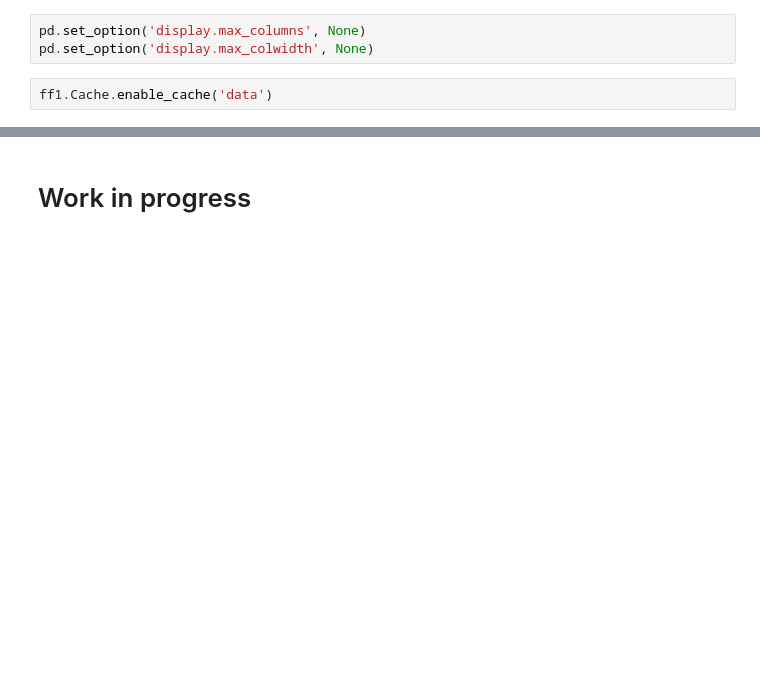
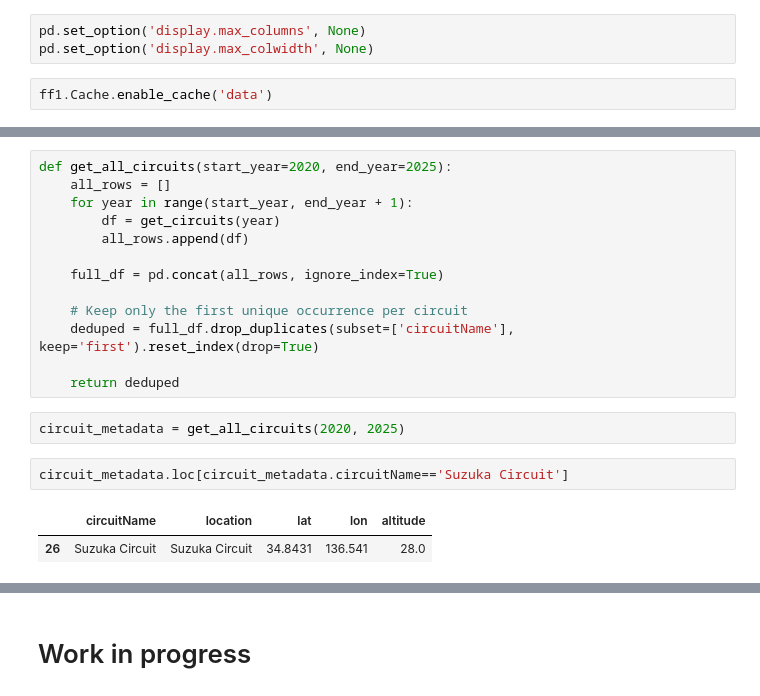
Before and after one commit to tomasz-solis/formula1, a Jupyter notebook: track_characteristics.ipynb, the cells around one changed output, grey strips where cells are left out. Drawn from its saved outputs; the diff is of its cells as text; blank space fills up the shorter version.

```diff
--- a/track_characteristics.ipynb
+++ b/track_characteristics.ipynb
@@ -287,0 +335,20 @@ def get_circuits(season):
+# %%
+def get_all_circuits(start_year=2020, end_year=2025):
+    all_rows = []
+    for year in range(start_year, end_year + 1):
+        df = get_circuits(year)
+        all_rows.append(df)
+
+    full_df = pd.concat(all_rows, ignore_index=True)
+
+    # Keep only the first unique occurrence per circuit
+    deduped = full_df.drop_duplicates(subset=['circuitName'], keep='first').reset_index(drop=True)
+
+    return deduped
+# %%
+circuit_metadata = get_all_circuits(2020, 2025)
+# %%
+circuit_metadata.loc[circuit_metadata.circuitName=='Suzuka Circuit']
+# %% [output]
+|  | circuitName | location | lat | lon | altitude |
+| 26 | Suzuka Circuit | Suzuka Circuit | 34.8431 | 136.541 | 28.0 |
```
Also changed, not shown: parts of 17 cells of this notebook, 1 other file.
